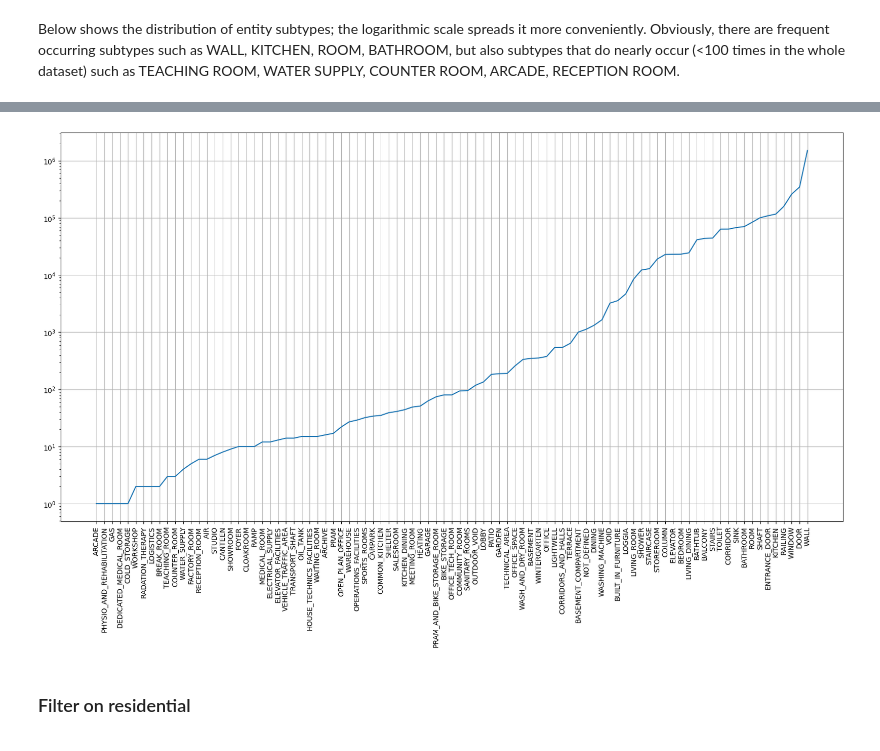
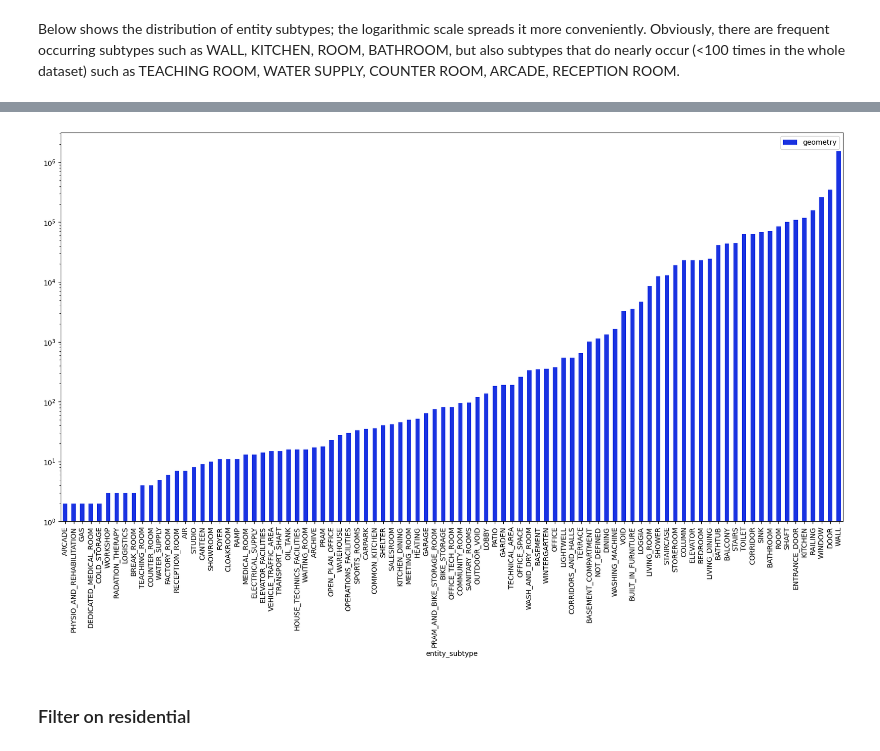
Before and after one commit to Haoranxia/Graph_ML_project, a Jupyter notebook: data-extraction.ipynb, the cells around one changed output, grey strips where cells are left out. Saved outputs shown, nothing was run; the diff lists cells and outputs as text; code cells hidden in the pictures.

```diff
--- a/data-extraction.ipynb
+++ b/data-extraction.ipynb
@@ -35,15 +51,8 @@ SUBTYPES = geometries.groupby(['entity_subtype']).count().sort_values(by = ['geo
-# %%
-import matplotlib.pyplot as plt
-
-FS = 10
-fig, ax = plt.subplots(1,1,figsize=(FS*2, FS))
-ax.grid(True)
-
-ax.plot(SUBTYPES)
-ax.set_yscale('log') # set to log-scale for interpretability
-ax.tick_params(axis='x', labelrotation = 90)
-# %% [output]
-[figure, removed]
+# %%
+from plot import FS
+ax = SUBTYPES.plot(kind='bar', y='geometry', legend=True, log=True, figsize=(FS*2, FS), color="#1932E1")  # color="#1932E1"
+# %% [output]
+[figure, added]
 # %% [markdown]
 ### Filter on residential
 # %% [markdown]
```
Also changed, not shown: parts of 11 cells of this notebook, 2 other files.
